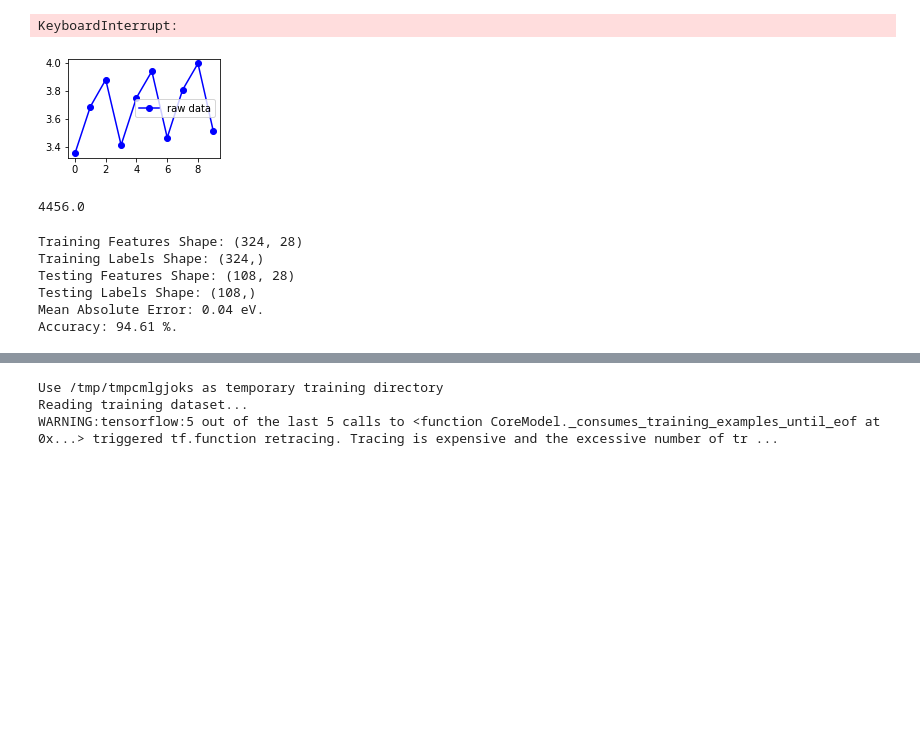
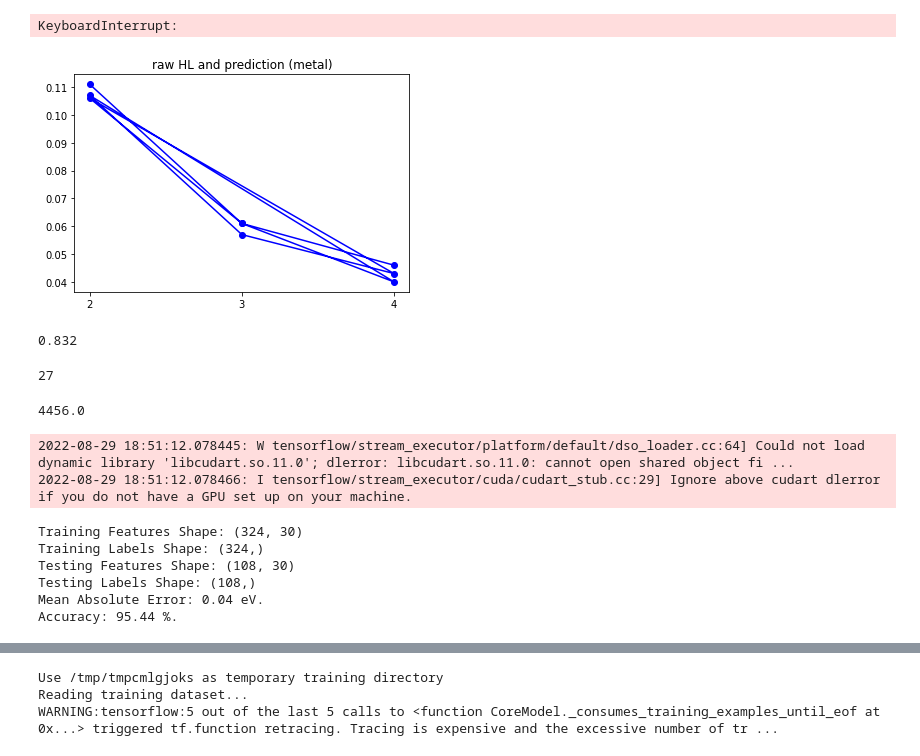
Before and after one commit to Xinyi815/Porphyrin, a Jupyter notebook: test_Keras/test_por.ipynb, the cells around one changed output, grey strips where cells are left out. Cells and saved outputs as stored; diff of their text form; code cells hidden in the pictures; blank space fills up the shorter version.

```diff
--- a/test_Keras/test_por.ipynb
+++ b/test_Keras/test_por.ipynb
@@ -31,19 +31,35 @@ KeyboardInterrupt:
 # %%
 from numpy import loadtxt
 import matplotlib.pyplot as plt
 # load the dataset
-dataset = loadtxt('total_data_metal_V2.txt', delimiter=',')
+dataset = loadtxt('total_data_metal.txt', delimiter=',')
 # split into input (X) and output (y) variables
-X = dataset[:,0:31]
-HL = dataset[:,31]
-n = list(range(len(HL)))
-i = range(10)
-plt.subplot(222)
-plt.plot(i, HL[:10], color='blue', marker='o', label='raw data')
-plt.legend()
+X = dataset[:,0:30]
+HL = dataset[:,30]
+
+i = ['2','3','4','2','3','4','2','3','4']
+plt.title('raw HL and prediction (metal)')
+plt.plot(i, HL[:9], color='blue', marker='o', label='raw data')
 plt.show()
 # %% [output]
-[figure, old version]
+[figure, new version]
+# %%
+from numpy import loadtxt
+import matplotlib.pyplot as plt
+# load the dataset
+dataset = loadtxt('total_data_free.txt', delimiter=',')
+# split into input (X) and output (y) variables
+X = dataset[:,0:29]
+HL = dataset[:,29]
+
+HL[1]
+# %% [output]
+0.832
+# %%
+l = [7268.08,2610,572,40,80,80,40,80,0,0,0,0,0,0,0,40,40,0,80,0,0,0,0,0,0,8,20]
+len(l)
+# %% [output]
+27
 # %%
 import numpy as np
 def trunc(values, decs=0):
@@ -69,9 +85,9 @@ from numpy import loadtxt
 import tensorflow_decision_forests as tfdf
 
 # load the dataset
-dataset = loadtxt('Ni_Zn_V4.txt', delimiter=',')
+dataset = loadtxt('Ni_Zn_data.txt', delimiter=',')
 # split into input (X) and output (y) variables
-features = dataset[:,0:28]
+features = dataset[:,0:30]
 # Labels are the values we want to predict
 labels = dataset[:,30]
 
@@ -107,9 +123,11 @@ mape = 100 * (errors / test_labels)
 accuracy = 100 - np.mean(mape)
 print('Accuracy:', round(accuracy, 2), '%.')
 # %% [output]
-Training Features Shape: (324, 28)
-Training Labels Shape: (324,)
-Testing Features Shape: (108, 28)
-Testing Labels Shape: (108,)
-Mean Absolute Error: 0.04 eV.
-Accuracy: 94.61 %.
+2022-08-29 18:51:12.078445: W tensorflow/stream_executor/platform/default/dso_loader.cc:64] Could not load dynamic library 'libcudart.so.11.0'; dlerror: libcudart.so.11.0: cannot open shared object fi ...
+2022-08-29 18:51:12.078466: I tensorflow/stream_executor/cuda/cudart_stub.cc:29] Ignore above cudart dlerror if you do not have a GPU set up on your machine.
+Training Features Shape: (324, 30)
+Training Labels Shape: (324,)
+Testing Features Shape: (108, 30)
+Testing Labels Shape: (108,)
+Mean Absolute Error: 0.04 eV.
+Accuracy: 95.44 %.
```
Also changed, not shown: parts of 2 cells of this notebook, 32 other files.
